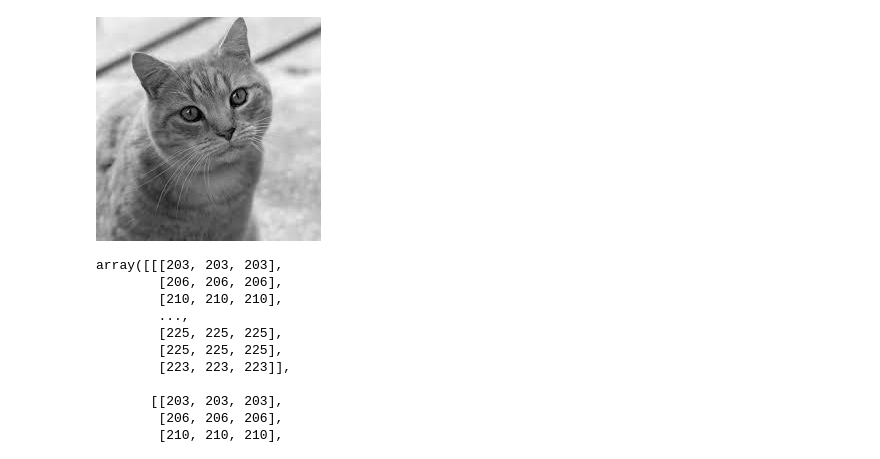
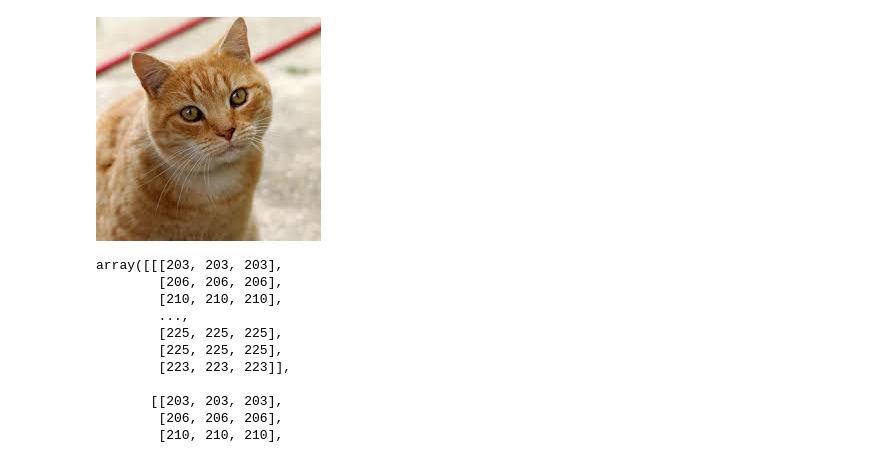
Before and after one commit to kamalhm/Digital-Image-Processing, a Jupyter notebook: algorithm_test.ipynb, the cells around one changed output. Cells and saved outputs as stored; diff of their text form; code cells hidden in the pictures.

```diff
--- a/algorithm_test.ipynb
+++ b/algorithm_test.ipynb
@@ -5,9 +5,9 @@ from collections import Counter
 import matplotlib.pyplot as plt
 import cv2
 # %%
-img = Image.open('static\img\img_now.jpg'); img
+img = Image.open('static\img\img_normal.jpg'); img
 # %% [output]
-[figure, old version]
+[figure, new version]
 # %%
 img_arr = np.asarray(img); img_arr
 # %% [output]
```
Also changed, not shown: parts of 9 cells of this notebook, 1 other file.
